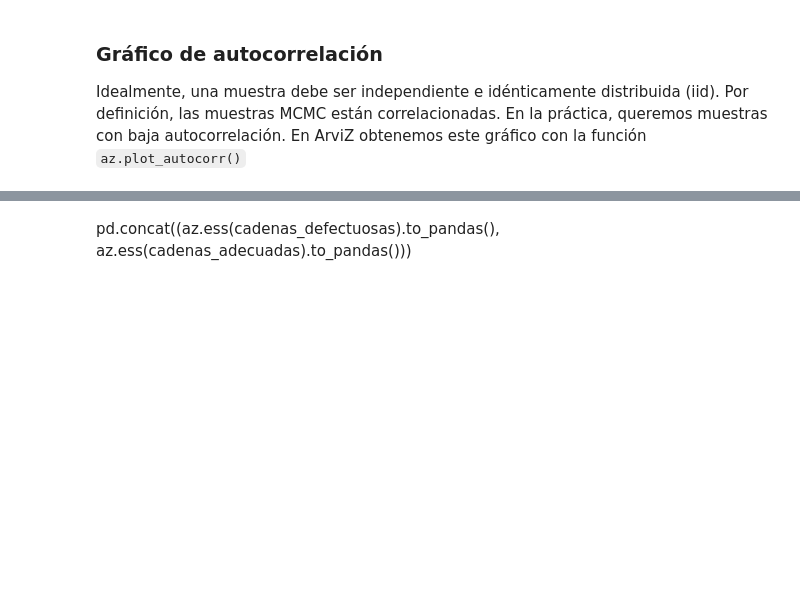
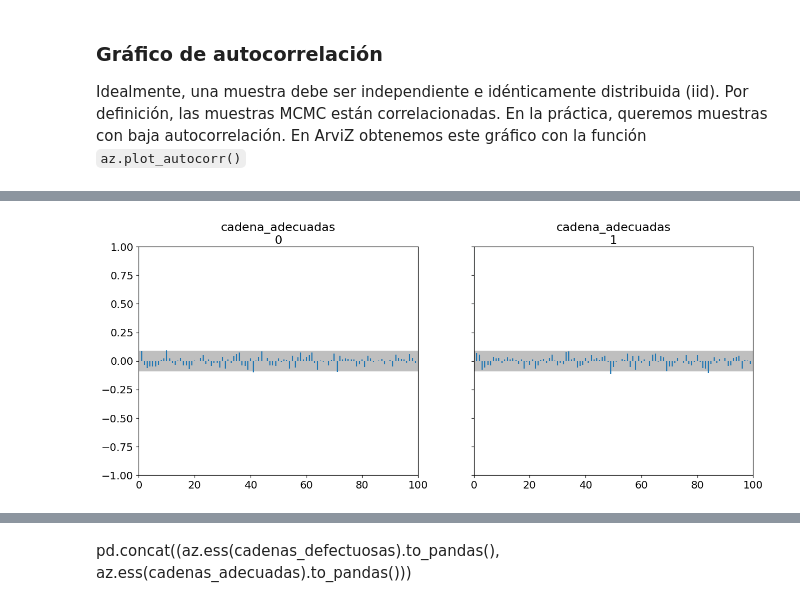
Before and after one commit to LCD-UNSAM/estadistica_e_inferencia_II, a Jupyter notebook: 04_Flujo_de_trabajo_bayesiano.ipynb, the cells around one changed output, grey strips where cells are left out. Cells and saved outputs as stored; diff of their text form; code cells hidden in the pictures; blank space fills up the shorter version.

```diff
--- a/04_Flujo_de_trabajo_bayesiano.ipynb
+++ b/04_Flujo_de_trabajo_bayesiano.ipynb
@@ -790,3 +756,8 @@ az.plot_autocorr(cadenas_adecuadas);
+# %%
+cadenas_adecuadas = {"cadena_adecuadas": pz.Uniform(0, 1).rvs(size=(2, 500))}
+az.plot_autocorr(cadenas_adecuadas);
+# %% [output]
+[figure, added]
 # %% [markdown]
 ### Tamaño de muestra efectivo (ESS)
 
```
Also changed, not shown: parts of 66 cells of this notebook, 1 other file.
